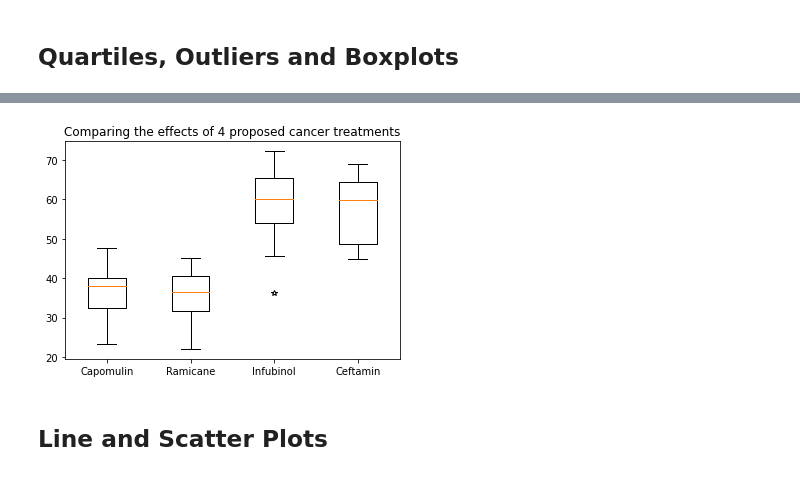
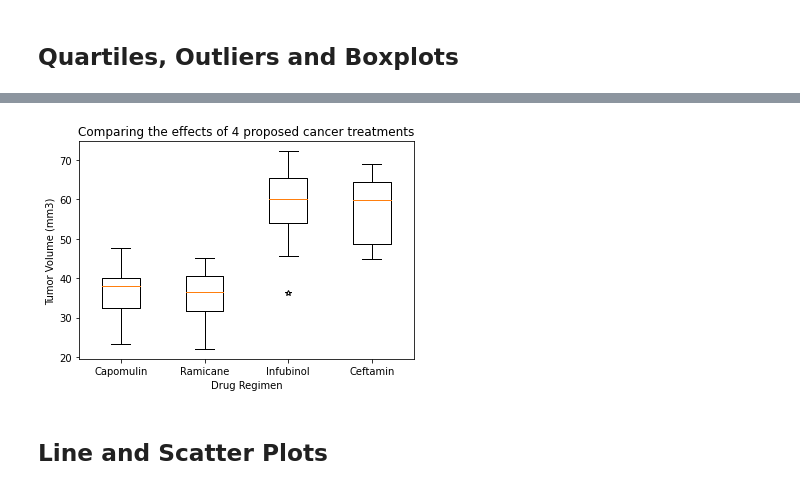
Before and after one commit to grilgamesh/Pymaceuticals, a Jupyter notebook: Pymaceuticals/pymaceuticals_solution.ipynb, the cells around one changed output, grey strips where cells are left out. Saved outputs shown, nothing was run; the diff lists cells and outputs as text; code cells hidden in the pictures.

```diff
--- a/Pymaceuticals/pymaceuticals_solution.ipynb
+++ b/Pymaceuticals/pymaceuticals_solution.ipynb
@@ -367,26 +285,51 @@ ceftamin.sort_values(by="Tumor Volume (mm3)")
 # %%
 # Put treatments into a list for for loop (and later for plot labels)
-treatments = [capomulin, ramicane, infubinol, ceftamin]
+#treatments = [capomulin, ramicane, infubinol, ceftamin]
 
 
 # Create empty list to fill with tumor vol data (for plotting)
 outliers = []
+quartile_sum = pd.DataFrame({})
+# Calculate the IQR and quantitatively determine if there are any potential outliers.
 
-# Calculate the IQR and quantitatively determine if there are any potential outliers.
+
 for drug in treatments:
+
+    #instantiate q0->5
     quartiles = drug["Tumor Volume (mm3)"].quantile([.25,.5,.75])
+
     lowerq = quartiles[0.25]
+    median = quartiles[0.5]
     upperq = quartiles[0.75]
+    lowest = drug["Tumor Volume (mm3)"].min()
+    highest = drug["Tumor Volume (mm3)"].max()
+
     iqr = upperq-lowerq
+
+    #outlier check
     x = drug.loc[drug["Tumor Volume (mm3)"] < (lowerq - iqr*1.5)]
     if len(x) > 0:
         outliers.append(x["Mouse ID"])
+
+#investigate a better way to do this...
+    drugdict = {"drug": drug["Drug Regimen"][0],
+                "Q0": round(lowest, 1),
+                "Q1": round(lowerq, 1),
+                "Q2": round(median, 1),
+                "Q3": round(upperq, 1),
+                "Q4": round(highest, 1)}
+    quartile_sum = quartile_sum.append(drugdict, ignore_index=True)
     # Locate the rows which contain mice on each drug and get the tumor volumes
+
+    # Determine outliers using upper and lower bounds
 print(f"there are {len(outliers)} outliers in the data: {outliers}")
     # add subset
 
-
-    # Determine outliers using upper and lower bounds
+#format nicely
+quartile_sum = quartile_sum.transpose()
+quartile_sum.columns = quartile_sum.iloc[0]
+quartile_sum = quartile_sum[1:]
+quartile_sum
 # %% [output]
 there are 1 outliers in the data: [5    c326
 Name: Mouse ID, dtype: object]
@@ -393,12 +342,17 @@ Name: Mouse ID, dtype: object]
 # %%
 # Generate a box plot of the final tumor volume of each mouse across four regimens of interest
-data = capomulin["Tumor Volume (mm3)"], ramicane["Tumor Volume (mm3)"], infubinol["Tumor Volume (mm3)"], ceftamin["Tumor Volume (mm3)"]
+data = treatments[0]["Tumor Volume (mm3)"], \
+        treatments[1]["Tumor Volume (mm3)"], \
+        treatments[2]["Tumor Volume (mm3)"], \
+        treatments[3]["Tumor Volume (mm3)"]
 fig, ax = plt.subplots()
 ax.set_title('Comparing the effects of 4 proposed cancer treatments')
 ax.boxplot(data, labels = top_drugs, sym="*")
-ax.labels = "shite"
+
+plt.xlabel("Drug Regimen")
+plt.ylabel("Tumor Volume (mm3)")
 plt.show()
 # %% [output]
-[figure, old version]
+[figure, new version]
 # %% [markdown]
 ## Line and Scatter Plots
```
Also changed, not shown: parts of 15 cells of this notebook.
